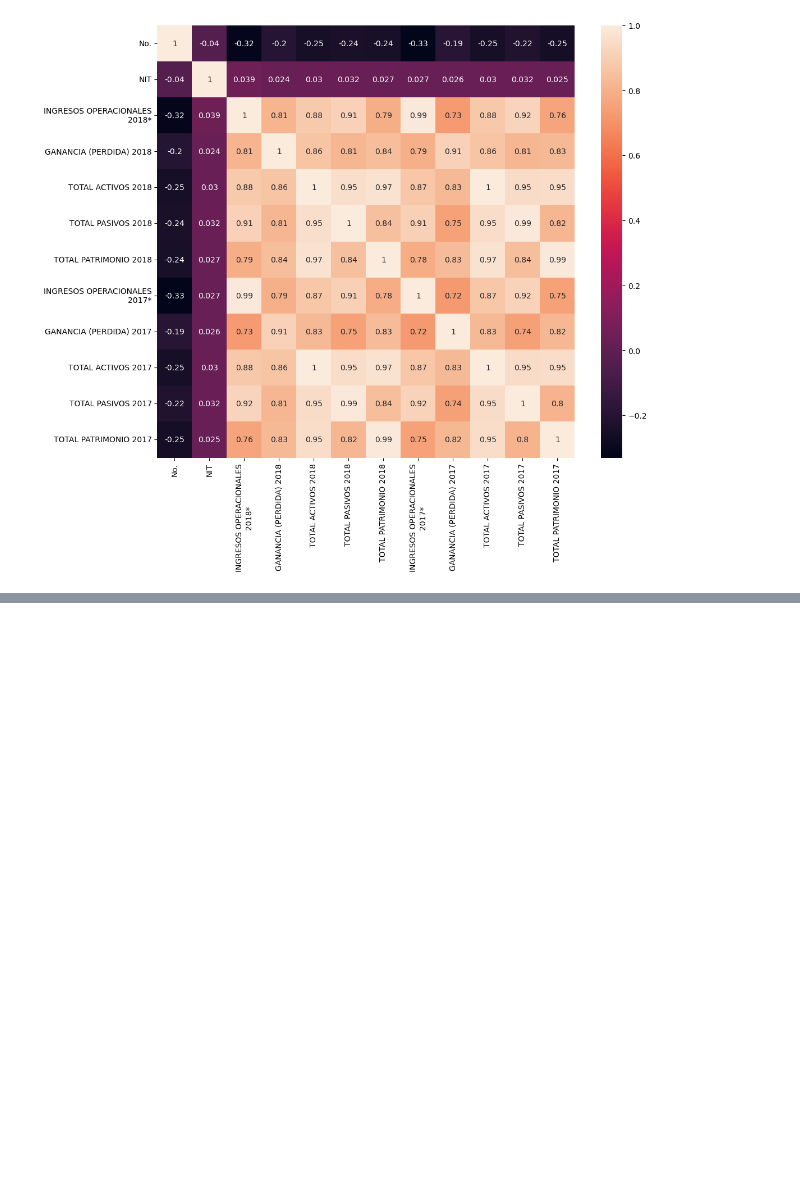
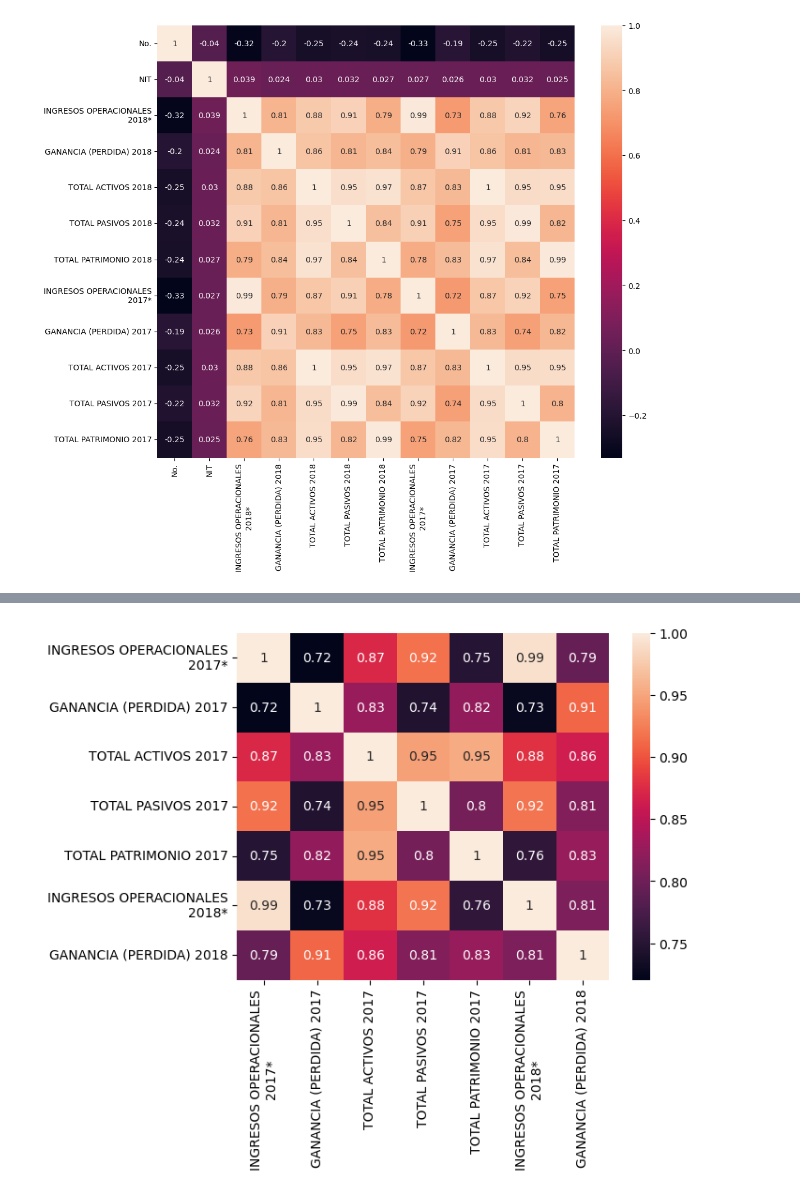
Before and after one commit to kikin3112/projets, a Jupyter notebook: regression/múltiple/mil_empresas/mil_empresas.ipynb, the cells around one changed output, grey strips where cells are left out. Cells and saved outputs as stored; diff of their text form; code cells hidden in the pictures; blank space fills up the shorter version.

```diff
--- a/regression/múltiple/mil_empresas/mil_empresas.ipynb
+++ b/regression/múltiple/mil_empresas/mil_empresas.ipynb
@@ -30,0 +122,5 @@ plt.show()
+# %%
+sns.heatmap(db_reg.corr(), annot = True)
+plt.show()
+# %% [output]
+[figure, added]
```
Also changed, not shown: parts of 13 cells of this notebook.
